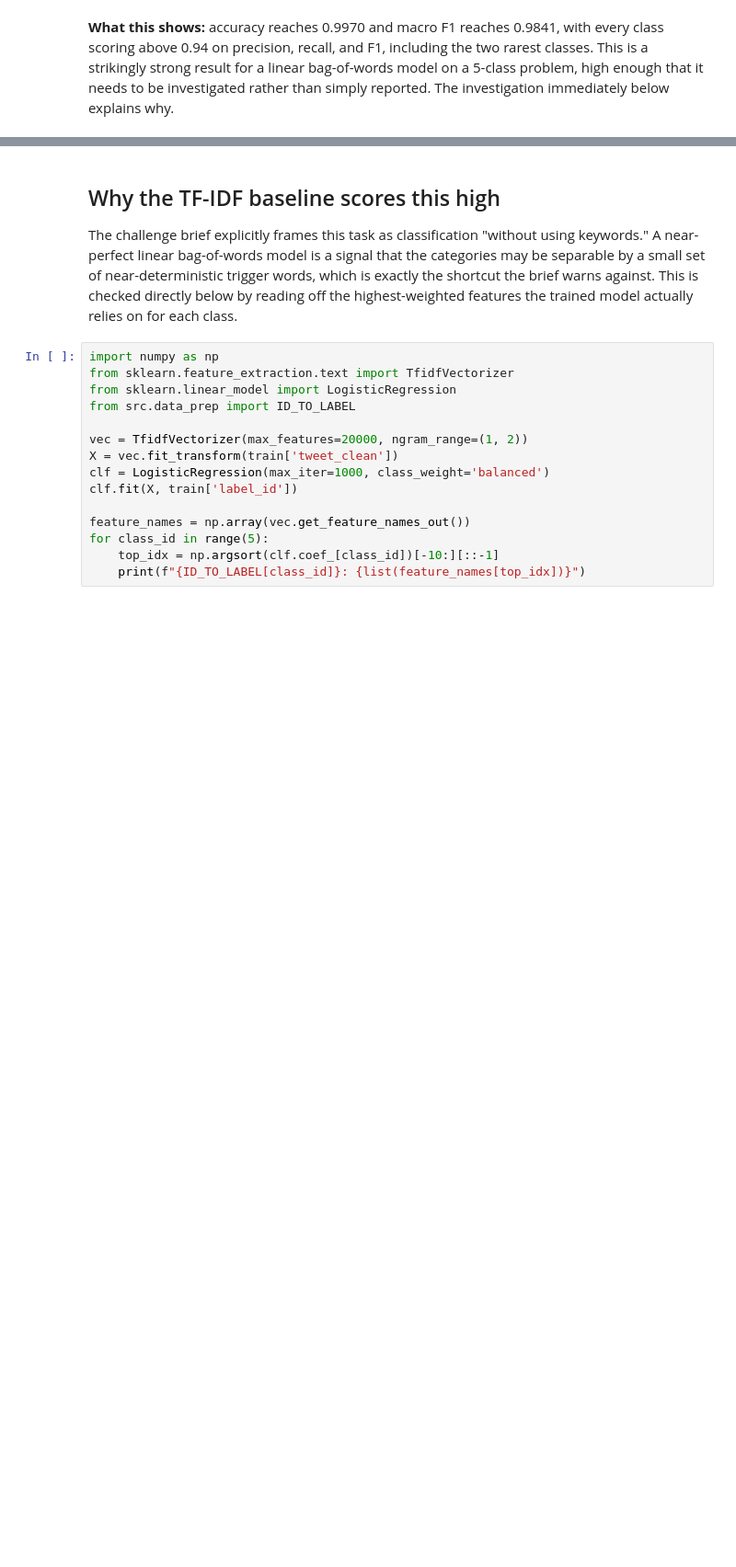
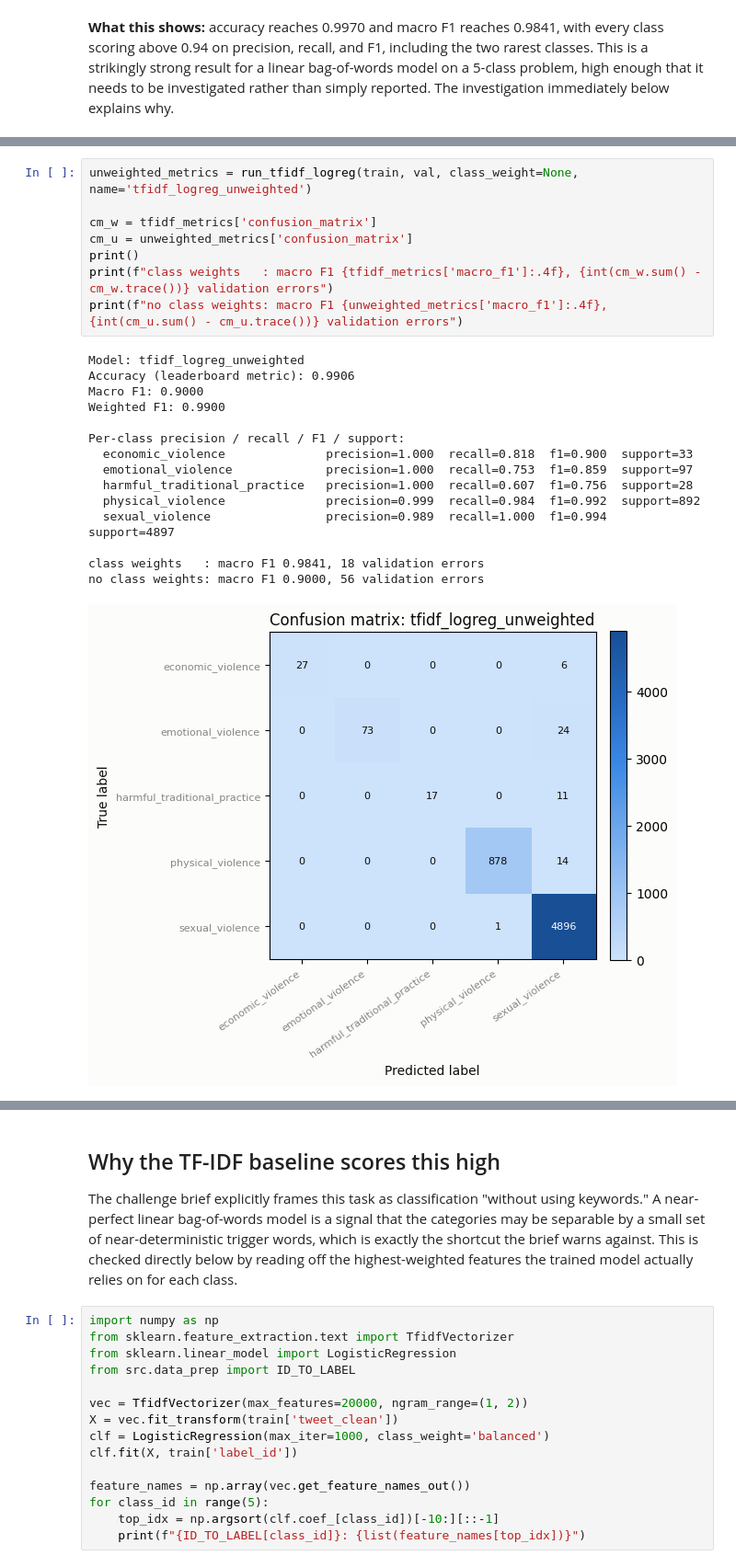
Before and after one commit to Ebi-Tech/NLP-and-Language-Technologies, a Jupyter notebook: notebooks/02_baseline_models.ipynb, the cells around one changed output, grey strips where cells are left out. Shown at 92% size. Cells and saved outputs as stored; diff of their text form; blank space fills up the shorter version.

Commit message:
Part 1: save TF-IDF test predictions with probabilities, add cross-split duplicate check and class-weight comparison

```diff
--- a/notebooks/02_baseline_models.ipynb
+++ b/notebooks/02_baseline_models.ipynb
@@ -66,0 +80,24 @@ Per-class precision / recall / F1 / support:
+# %%
+unweighted_metrics = run_tfidf_logreg(train, val, class_weight=None, name='tfidf_logreg_unweighted')
+
+cm_w = tfidf_metrics['confusion_matrix']
+cm_u = unweighted_metrics['confusion_matrix']
+print()
+print(f"class weights   : macro F1 {tfidf_metrics['macro_f1']:.4f}, {int(cm_w.sum() - cm_w.trace())} validation errors")
+print(f"no class weights: macro F1 {unweighted_metrics['macro_f1']:.4f}, {int(cm_u.sum() - cm_u.trace())} validation errors")
+# %% [output]
+Model: tfidf_logreg_unweighted
+Accuracy (leaderboard metric): 0.9906
+Macro F1: 0.9000
+Weighted F1: 0.9900
+
+Per-class precision / recall / F1 / support:
+  economic_violence              precision=1.000  recall=0.818  f1=0.900  support=33
+  emotional_violence             precision=1.000  recall=0.753  f1=0.859  support=97
+  harmful_traditional_practice   precision=1.000  recall=0.607  f1=0.756  support=28
+  physical_violence              precision=0.999  recall=0.984  f1=0.992  support=892
+  sexual_violence                precision=0.989  recall=1.000  f1=0.994  support=4897
+
+class weights   : macro F1 0.9841, 18 validation errors
+no class weights: macro F1 0.9000, 56 validation errors
+[figure, added]
```
Also changed, not shown: parts of 11 cells of this notebook, 11 other files.
